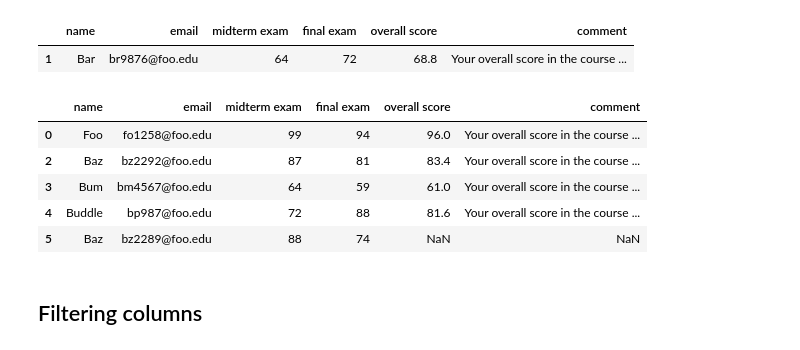
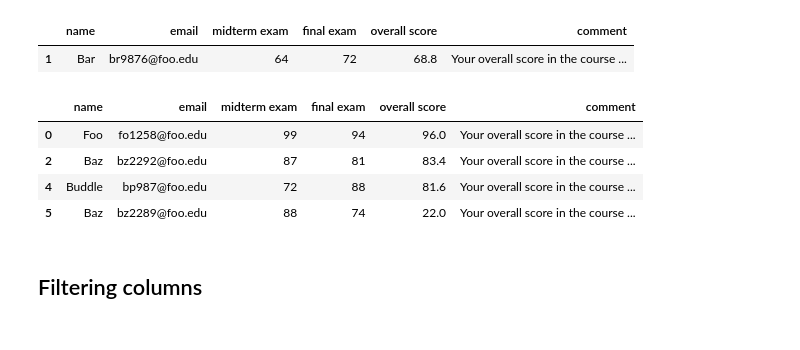
Before and after one commit to nyu-database-design/pandas-examples, a Jupyter notebook: pandas_dataframe.ipynb, the cells around one changed output. Drawn from its saved outputs; the diff is of its cells as text; code cells hidden in the pictures.

Commit message:
removed append

```diff
--- a/pandas_dataframe.ipynb
+++ b/pandas_dataframe.ipynb
@@ -101,7 +96,7 @@ df
 # %%
 # generate a comment column explaining the scores in nice friendly human language.
 # set axis=1 to have the lambda function receive columns as its argument
-df['comment'] = df.apply(lambda row: "Your overall score in the course is " + str(row['overall score']), axis=1 )
+df['comment'] = df.apply(lambda row: "Your overall score in the course is " + str(row['overall score']) + ", based on your midterm score of " + str(row['midterm exam']) + " and your final exam score of " + str(row['final exam']) + ".", axis=1 )
 df
 # %% [output]
 |  | name | email | midterm exam | final exam | overall score | comment |
@@ -219,11 +223,7 @@ new_row = pd.Series({
     'name': 'Baz',
     'email': 'bz2289@foo.edu',
     'midterm exam': 88,
-    'final exam': 74
+    'final exam': 74,
+    'overall score': 22,
+    'comment': "Your overall score in the course is 22, based on the midterm and final scores."
 })
-
-# append and automatically assign an index to new row
-df = df.append(new_row, ignore_index=True)
-
-# sort by primary and secondary columns
-df.sort_values(by=['name', 'email'], ascending=True)
@@ -238,3 +230,9 @@ df.sort_values(by=['name', 'email'], ascending=True)
+# %%
+# convert the new row to a DataFrame so it can be concatenated with the original DataFrame
+new_row_df = pd.DataFrame( [new_row] )
+# %%
+# concatenate the two together
+df = pd.concat( [df, new_row_df], ignore_index=True )
 # %%
 # sort by index
 df.sort_index(ascending=False)
@@ -256,14 +254,13 @@ df[ df['name'] == 'Bar' ]
 | 1 | Bar | br9876@foo.edu | 64 | 72 | 68.8 | Your overall score in the course ... |
 # %%
 # match multiple criteria using & or | logic operators
-df[ (df['name'] != 'Bar') & (df['midterm exam'] > 50) ]
+df[ (df['name'] != 'Bar') & (df['midterm exam'] > 65) ]
 # %% [output]
 |  | name | email | midterm exam | final exam | overall score | comment |
 | 0 | Foo | fo1258@foo.edu | 99 | 94 | 96.0 | Your overall score in the course ... |
 | 2 | Baz | bz2292@foo.edu | 87 | 81 | 83.4 | Your overall score in the course ... |
-| 3 | Bum | bm4567@foo.edu | 64 | 59 | 61.0 | Your overall score in the course ... |
 | 4 | Buddle | bp987@foo.edu | 72 | 88 | 81.6 | Your overall score in the course ... |
-| 5 | Baz | bz2289@foo.edu | 88 | 74 | NaN | NaN |
+| 5 | Baz | bz2289@foo.edu | 88 | 74 | 22.0 | Your overall score in the course ... |
 # %% [markdown]
 ## Filtering columns
 # %% [markdown]
```
Also changed, not shown: parts of 20 cells of this notebook.
